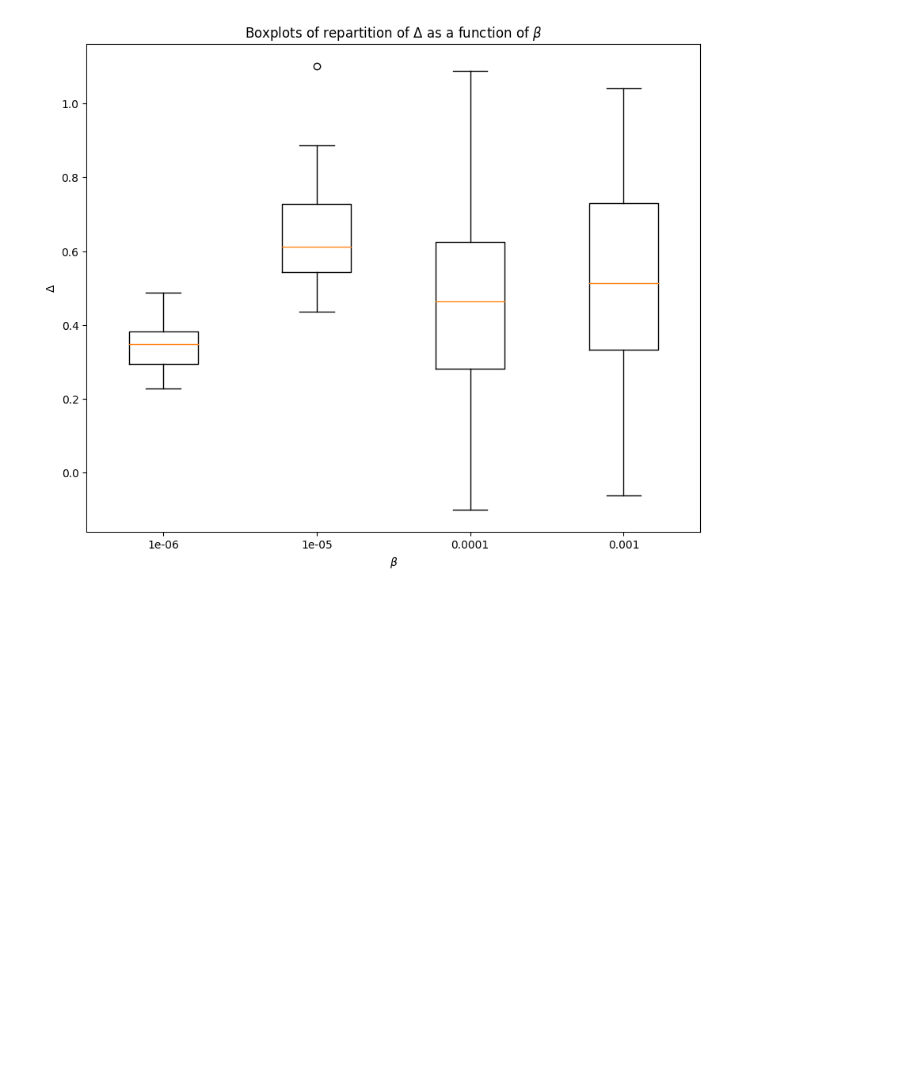
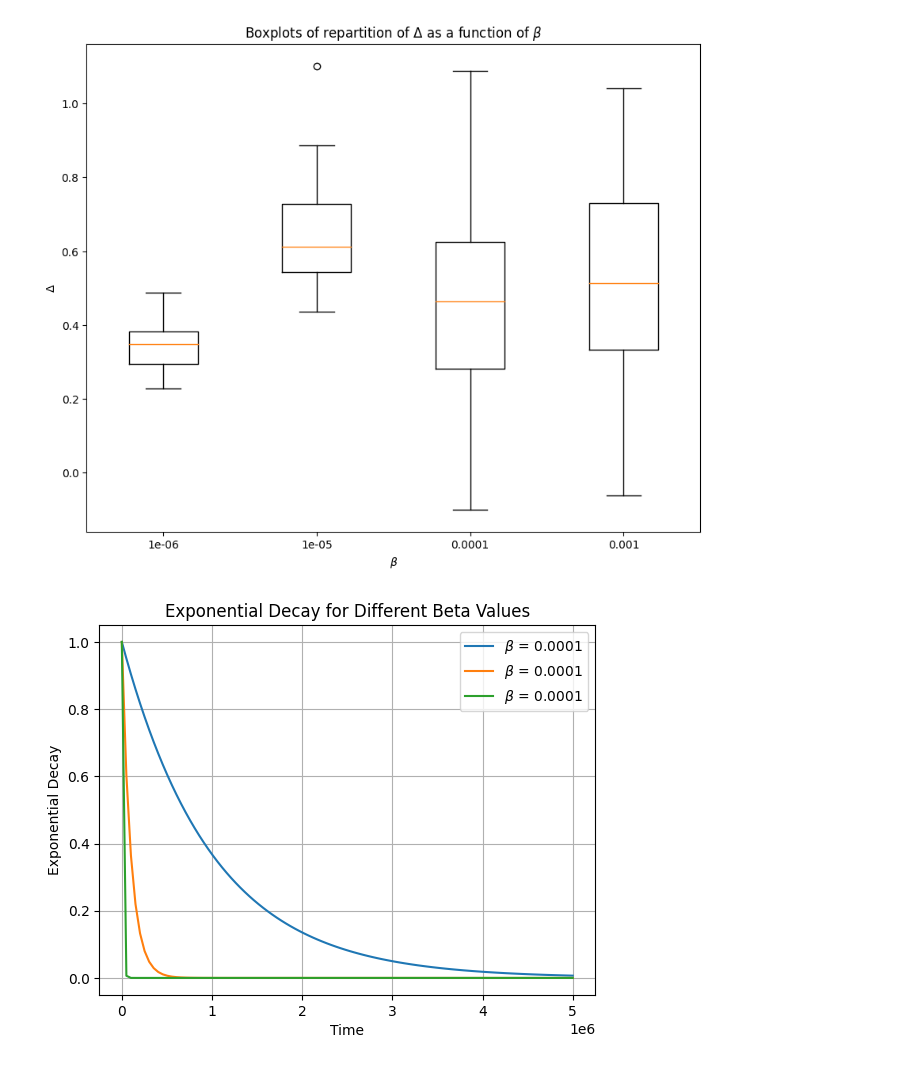
Before and after one commit to Suzie14/RLandPricing, a Jupyter notebook: notebooks/var_epsilon.ipynb, the cells around one changed output. Drawn from its saved outputs; the diff is of its cells as text; code cells hidden in the pictures; blank space fills up the shorter version.

Commit message:
exponential decay representation

```diff
--- a/notebooks/var_epsilon.ipynb
+++ b/notebooks/var_epsilon.ipynb
@@ -156,3 +156,16 @@ plt.title('Boxplots of repartition of $\\Delta$ as a function of $\\beta$')
 plt.show()
 # %% [output]
 [figure]
+# %%
+t = np.linspace(0,5*10**6,100)
+betas = [10**(-6), 10**(-5), 10**(-4)]
+for beta in betas:
+    plt.plot(t, np.exp(-beta*t))
+plt.xlabel('Time')
+plt.ylabel('Exponential Decay')
+plt.legend([r'$\beta$ = {}'.format(beta) for b in betas])
+plt.title('Exponential Decay for Different Beta Values')
+plt.grid(True)
+plt.show()
+# %% [output]
+[figure, added]
```
